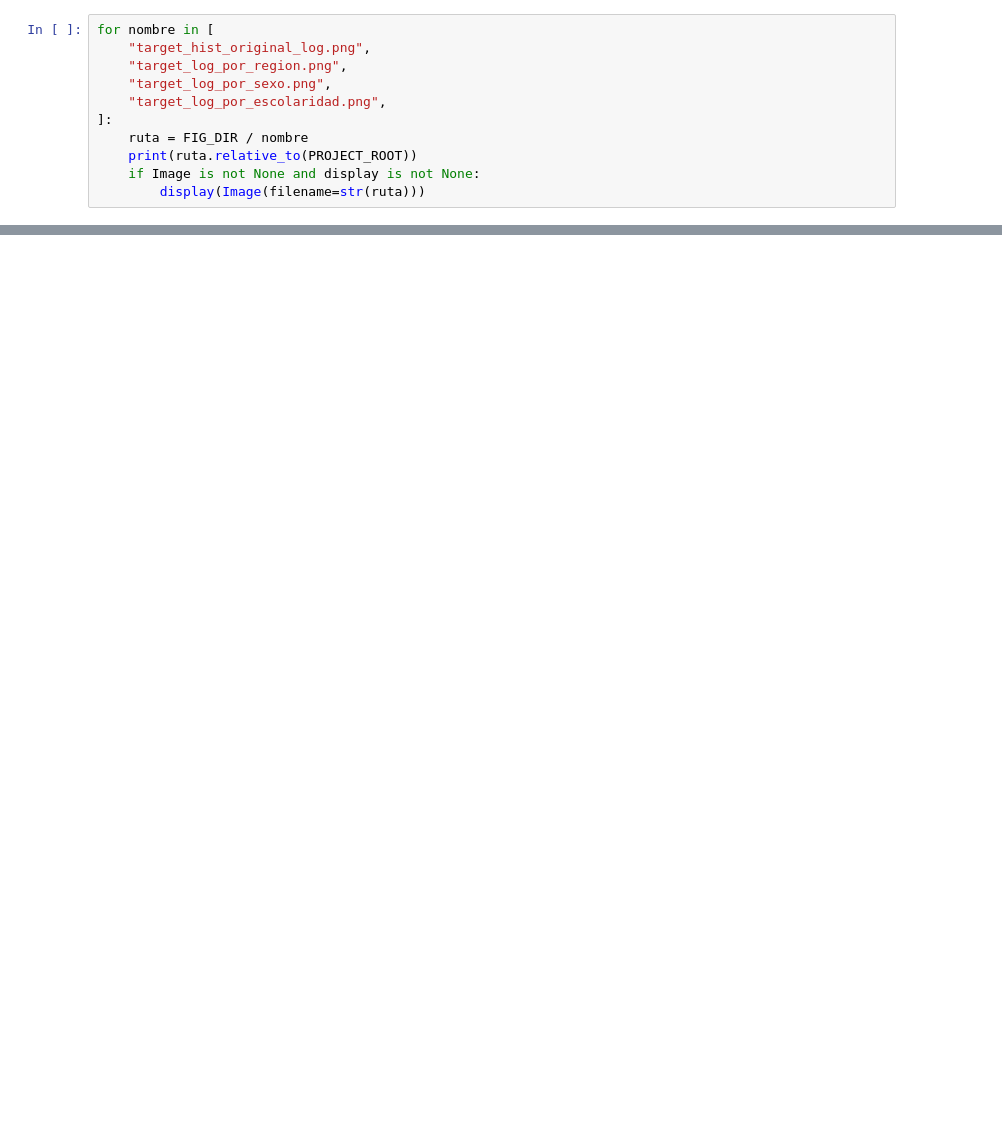
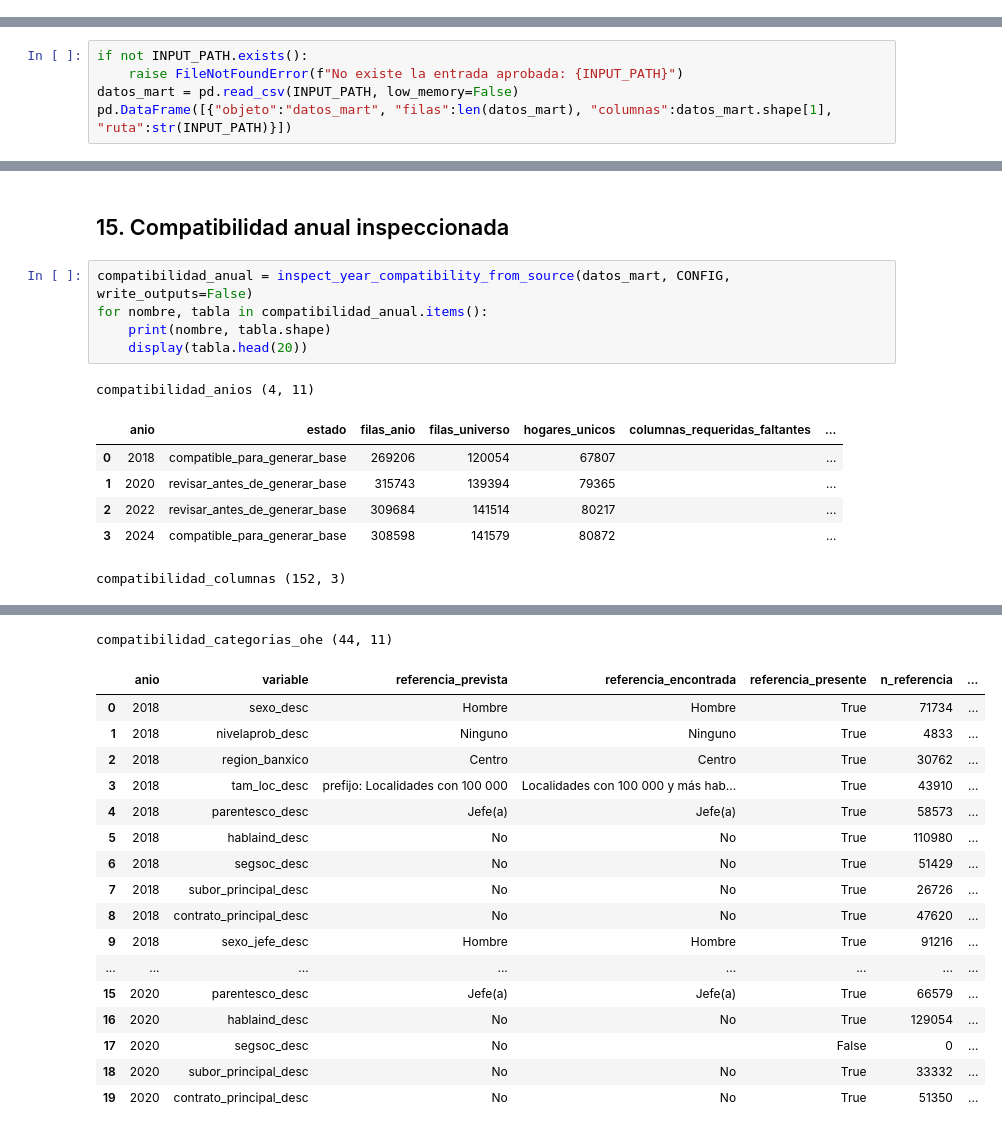
Before and after one commit to FernandoRossell/inegi-income-modeling, a Jupyter notebook: notebooks/12_preparacion_base_determinantes.ipynb, the cells around one changed output, grey strips where cells are left out. Drawn from its saved outputs; the diff is of its cells as text; blank space fills up the shorter version.

```diff
--- a/notebooks/12_preparacion_base_determinantes.ipynb
+++ b/notebooks/12_preparacion_base_determinantes.ipynb
@@ -237,11 +0,0 @@ Las figuras se leen desde `reports/figures/preparacion_determinantes/<anio>/`.
-# %%
-for nombre in [
-    "target_hist_original_log.png",
-    "target_log_por_region.png",
-    "target_log_por_sexo.png",
-    "target_log_por_escolaridad.png",
-]:
-    ruta = FIG_DIR / nombre
-    print(ruta.relative_to(PROJECT_ROOT))
-    if Image is not None and display is not None:
-        display(Image(filename=str(ruta)))
@@ -538,0 +124,5 @@ Pendientes metodológicos que siguen abiertos:
+# %%
+if not INPUT_PATH.exists():
+    raise FileNotFoundError(f"No existe la entrada aprobada: {INPUT_PATH}")
+datos_mart = pd.read_csv(INPUT_PATH, low_memory=False)
+pd.DataFrame([{"objeto":"datos_mart", "filas":len(datos_mart), "columnas":datos_mart.shape[1], "ruta":str(INPUT_PATH)}])
@@ -538,0 +546,15 @@ Pendientes metodológicos que siguen abiertos:
+# %% [markdown]
+## 15. Compatibilidad anual inspeccionada
+# %%
+compatibilidad_anual = inspect_year_compatibility_from_source(datos_mart, CONFIG, write_outputs=False)
+for nombre, tabla in compatibilidad_anual.items():
+    print(nombre, tabla.shape)
+    display(tabla.head(20))
+# %% [output]
+compatibilidad_anios (4, 11)
+|  | anio | estado | filas_anio | filas_universo | hogares_unicos | columnas_requeridas_faltantes | ... |
+| 0 | 2018 | compatible_para_generar_base | 269206 | 120054 | 67807 |  | ... |
+| 1 | 2020 | revisar_antes_de_generar_base | 315743 | 139394 | 79365 |  | ... |
+| 2 | 2022 | revisar_antes_de_generar_base | 309684 | 141514 | 80217 |  | ... |
+| 3 | 2024 | compatible_para_generar_base | 308598 | 141579 | 80872 |  | ... |
+compatibilidad_columnas (152, 3)
@@ -538,0 +578,18 @@ Pendientes metodológicos que siguen abiertos:
+compatibilidad_categorias_ohe (44, 11)
+|  | anio | variable | referencia_prevista | referencia_encontrada | referencia_presente | n_referencia | ... |
+| 0 | 2018 | sexo_desc | Hombre | Hombre | True | 71734 | ... |
+| 1 | 2018 | nivelaprob_desc | Ninguno | Ninguno | True | 4833 | ... |
+| 2 | 2018 | region_banxico | Centro | Centro | True | 30762 | ... |
+| 3 | 2018 | tam_loc_desc | prefijo: Localidades con 100 000 | Localidades con 100 000 y más hab... | True | 43910 | ... |
+| 4 | 2018 | parentesco_desc | Jefe(a) | Jefe(a) | True | 58573 | ... |
+| 5 | 2018 | hablaind_desc | No | No | True | 110980 | ... |
+| 6 | 2018 | segsoc_desc | No | No | True | 51429 | ... |
+| 7 | 2018 | subor_principal_desc | No | No | True | 26726 | ... |
+| 8 | 2018 | contrato_principal_desc | No | No | True | 47620 | ... |
+| 9 | 2018 | sexo_jefe_desc | Hombre | Hombre | True | 91216 | ... |
+| ... | ... | ... | ... | ... | ... | ... | ... |
+| 15 | 2020 | parentesco_desc | Jefe(a) | Jefe(a) | True | 66579 | ... |
+| 16 | 2020 | hablaind_desc | No | No | True | 129054 | ... |
+| 17 | 2020 | segsoc_desc | No |  | False | 0 | ... |
+| 18 | 2020 | subor_principal_desc | No | No | True | 33332 | ... |
+| 19 | 2020 | contrato_principal_desc | No | No | True | 51350 | ... |
```
Also changed, not shown: parts of 66 cells of this notebook, 1 other file.
